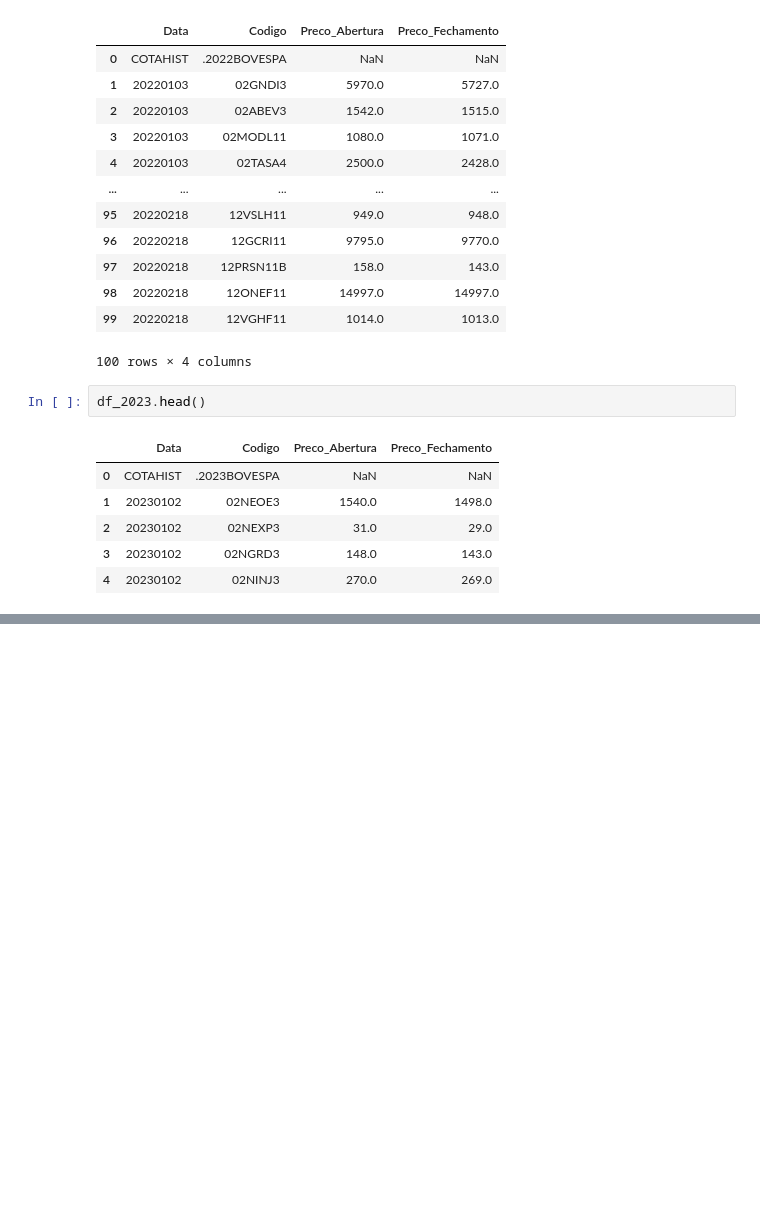
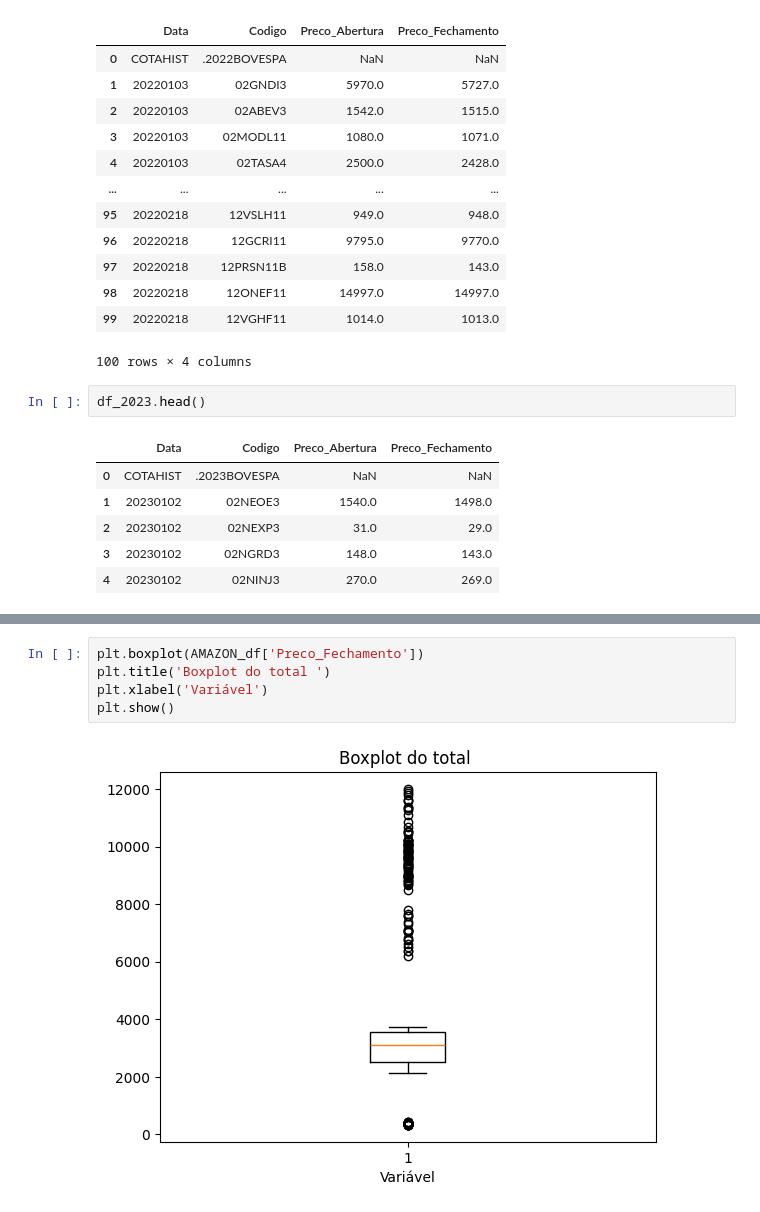
Before and after one commit to sergiolfaria/Atividades_Ciencia_De_Dados, a Jupyter notebook: Trabalho Arima/Arima.ipynb, the cells around one changed output, grey strips where cells are left out. Cells and saved outputs as stored; diff of their text form; blank space fills up the shorter version.

```diff
--- a/Trabalho Arima/Arima.ipynb
+++ b/Trabalho Arima/Arima.ipynb
@@ -50,0 +135,7 @@ df_2022e2023.head()
+# %%
+plt.boxplot(AMAZON_df['Preco_Fechamento'])
+plt.title('Boxplot do total ')
+plt.xlabel('Variável')
+plt.show()
+# %% [output]
+[figure, added]
```
Also changed, not shown: parts of 6 cells of this notebook.
